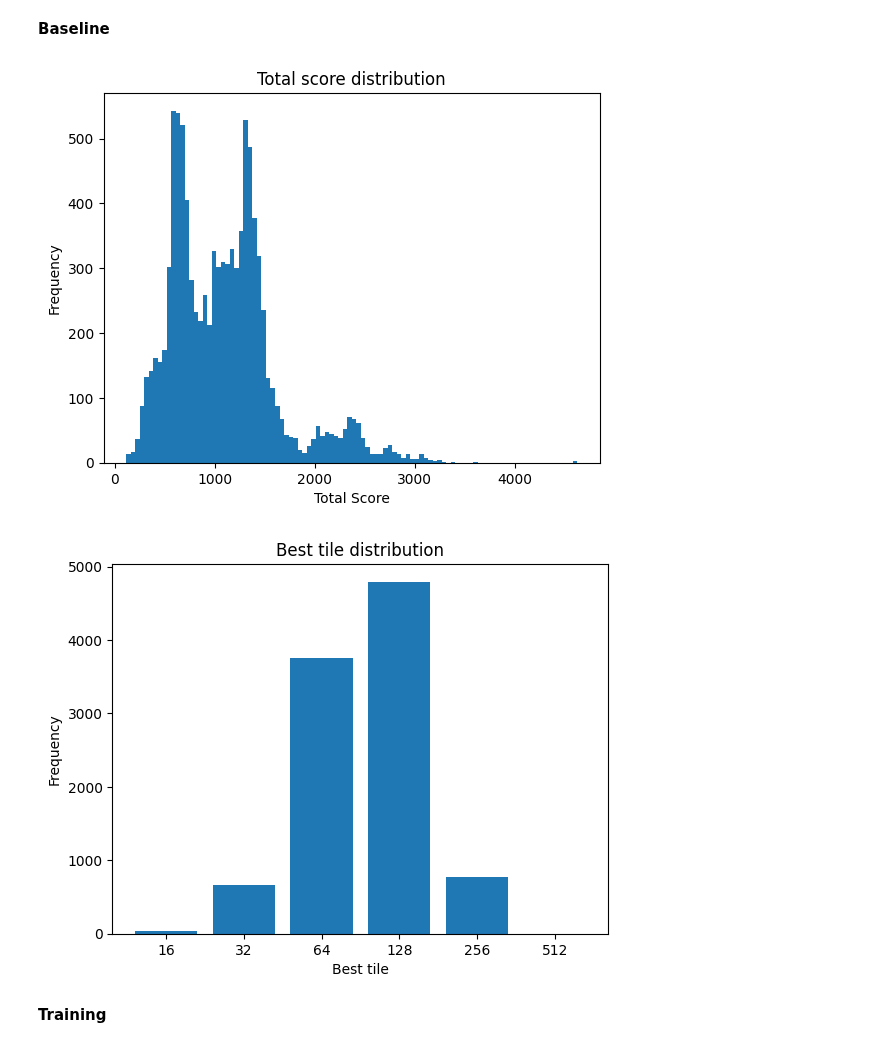
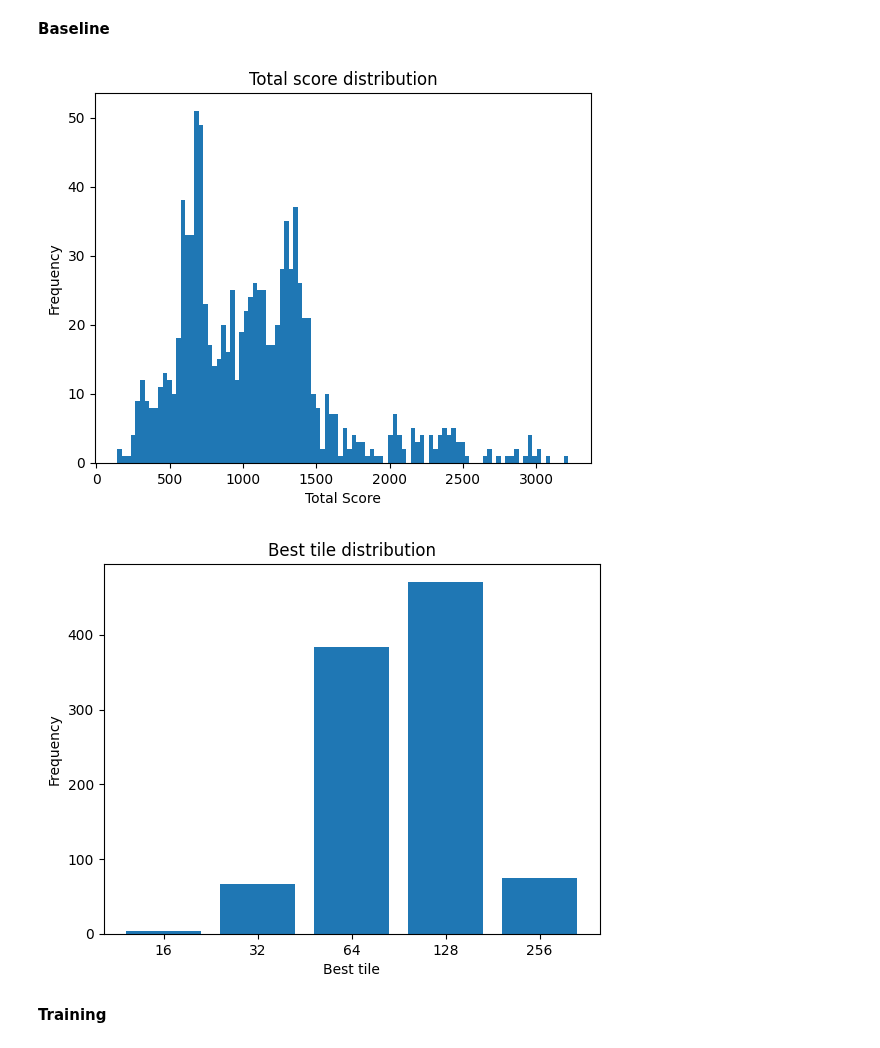
Before and after one commit to codyarvonen/2048, a Jupyter notebook: train.ipynb, the cells around one changed output. Cells and saved outputs as stored; diff of their text form; code cells hidden in the pictures.

```diff
--- a/train.ipynb
+++ b/train.ipynb
@@ -9,14 +11,11 @@ from direction import Direction
 pygame 2.3.0 (SDL 2.24.2, Python 3.10.0)
 Hello from the pygame community. https://www.pygame.org/contribute.html
 # %%
-def play_random_game():
+def play_random_game(save: bool=False):
     # Initialize the random game
-    random_game = Game()
-
-    # Initialize the board
-    init_board = np.array([[0, 0, 0, 0], [0, 0, 0, 0], [0, 0, 0, 0], [0, 0, 0, 0]])
-    board = random_game.add_tile(init_board)
-    board = random_game.add_tile(board)
+    random_seed = random.randint(0, 2**32 - 1)
+    random_game = Game(seed=random_seed,iterative_mode=True, save_game=save, visualize=False)
+    board = random_game.init_board()
 
     # Step through the game loop
     total_score = 0
@@ -25,8 +24,8 @@ def play_random_game():
         board, reward, game_over = random_game.step(board, random.choice(list(Direction)))
         total_score += reward.action_score
 
-    # print(f'Score: {total_score}')
-    # print(f'Max: {np.amax(board)}')
-    # print(board)
+    if save:
+        random_game.history.final_board = board
+        random_game.store_history('test_random_games')
 
     return board, total_score
@@ -33,34 +37,31 @@ def play_random_game():
+# %%
+def plot_score_dist(scores):
+    # Score distribution
+    plt.hist(scores, bins = 100)
+    plt.title("Total score distribution")
+    plt.xlabel("Total Score")
+    plt.ylabel("Frequency")
+    plt.show()
+
+def plot_best_tile_dist(tiles):
+    # Best tile distribution
+    max_power = int(math.log(max(tiles), 2)) + 1
+    min_power = int(math.log(min(tiles), 2))
+    unique, counts = np.unique(tiles, return_counts=True)
+    plt.bar([str(2 ** i) for i in range(min_power, max_power)], counts)
+    plt.title("Best tile distribution")
+    plt.xlabel("Best tile")
+    plt.ylabel("Frequency")
+    plt.show()
 # %% [markdown]
 **Baseline**
 # %%
-baseline_episodes = 10000
+baseline_episodes = 1000
 baseline_scores = []
 baseline_best_tiles = []
+save_random_games = False
 
 for episode in tqdm(range(baseline_episodes), total=baseline_episodes):
-    board, score = play_random_game()
+    board, score = play_random_game(save=save_random_games)
     baseline_scores.append(score)
     baseline_best_tiles.append(np.amax(board))
-# %%
-# Score distribution
-plt.hist(baseline_scores, bins = 100)
-plt.title("Total score distribution")
-plt.xlabel("Total Score")
-plt.ylabel("Frequency")
-plt.show()
-# %% [output]
-[figure, removed]
-# %%
-import math
-
-# Best tile distribution
-max_power = int(math.log(max(baseline_best_tiles), 2)) + 1
-min_power = int(math.log(min(baseline_best_tiles), 2))
-unique, counts = np.unique(baseline_best_tiles, return_counts=True)
-plt.bar([str(2 ** i) for i in range(min_power, max_power)], counts)
-plt.title("Best tile distribution")
-plt.xlabel("Best tile")
-plt.ylabel("Frequency")
-plt.show()
-# %% [output]
-[figure, removed]
@@ -69,3 +68,9 @@ plt.show()
+# %%
+plot_score_dist(baseline_scores)
+plot_best_tile_dist(baseline_best_tiles)
+# %% [output]
+[figure, added]
+[figure, added]
 # %% [markdown]
 **Training**
 # %%
```
Also changed, not shown: parts of 4 cells of this notebook, 2 other files.
